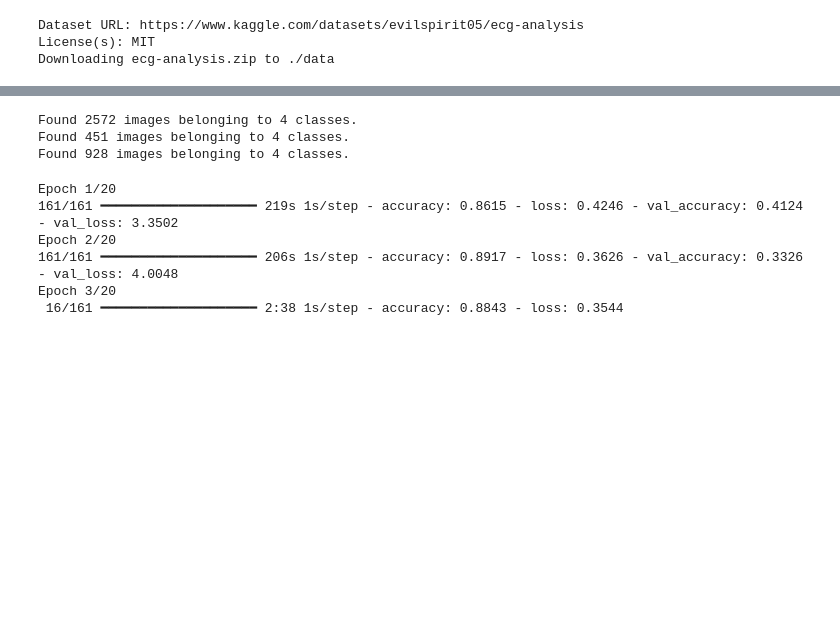
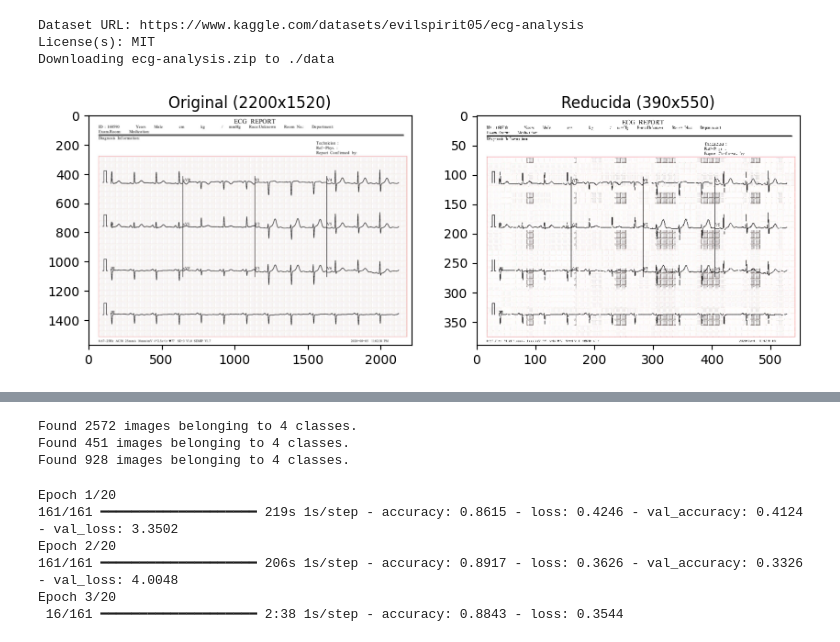
Before and after one commit to SantiagoBuffa/BeatAI, a Jupyter notebook: beatAIV4.ipynb, the cells around one changed output, grey strips where cells are left out. Cells and saved outputs as stored; diff of their text form; code cells hidden in the pictures; blank space fills up the shorter version.

```diff
--- a/beatAIV4.ipynb
+++ b/beatAIV4.ipynb
@@ -57,6 +52,22 @@ def show_graphs(history):
     plt.title('Accuracy')
     plt.legend()
     plt.show()
+# %%
+img_path = 'data/ECG_DATA/train/Normal Person ECG Images (284x12=3408)/Normal(1).jpg'
+
+img_original = image.load_img(img_path)
+img_resized = image.load_img(img_path, target_size=(390, 550))
+
+plt.figure(figsize=(10,4))
+plt.subplot(1,2,1)
+plt.imshow(img_original)
+plt.title("Original (2200x1520)")
+plt.subplot(1,2,2)
+plt.imshow(img_resized)
+plt.title("Reducida (390x550)")
+plt.show()
+# %% [output]
+[figure, added]
 # %%
 def preprocess_dataset(dataset_path):
     train_dir = os.path.join(dataset_path, 'train')
```
Also changed, not shown: parts of 5 cells of this notebook.
